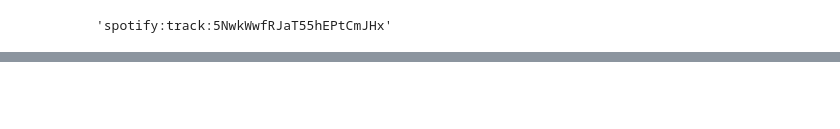
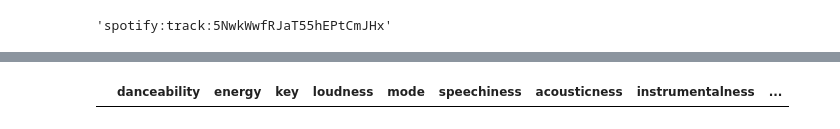
Before and after one commit to kondoniranjan95/Spotify_project, a Jupyter notebook: spotify_db.ipynb, the cells around one changed output, grey strips where cells are left out. Saved outputs shown, nothing was run; the diff lists cells and outputs as text; code cells hidden in the pictures; blank space fills up the shorter version.

```diff
--- a/spotify_db.ipynb
+++ b/spotify_db.ipynb
@@ -78,0 +100,7 @@ KeyError: 1
+# %%
+data=[]
+df3= pd.DataFrame(data,columns=["danceability","energy","key","loudness","mode","speechiness","acousticness","instrumentalness","liveness"
+,"valence","tempo","type","id","uri","track_href","analysis_url","duration_ms","time_signature"])
+df3
+# %% [output]
+|  | danceability | energy | key | loudness | mode | speechiness | acousticness | instrumentalness | ... |
```
Also changed, not shown: parts of 10 cells of this notebook, 1 other file.
